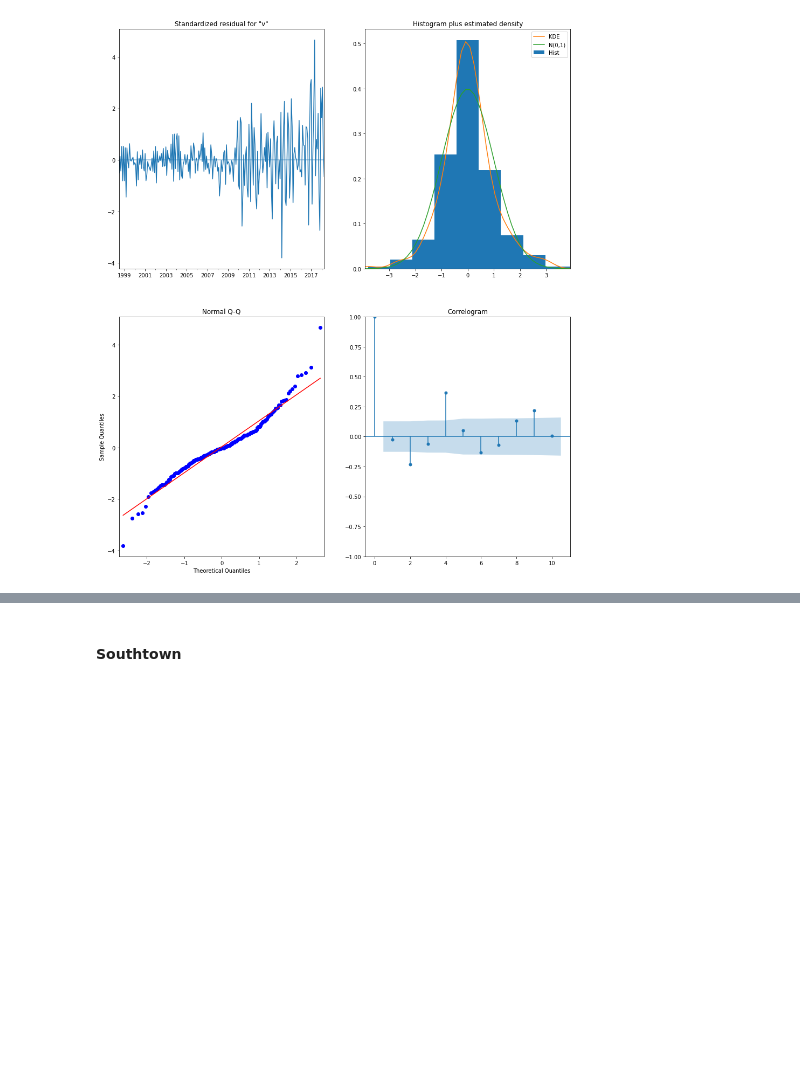
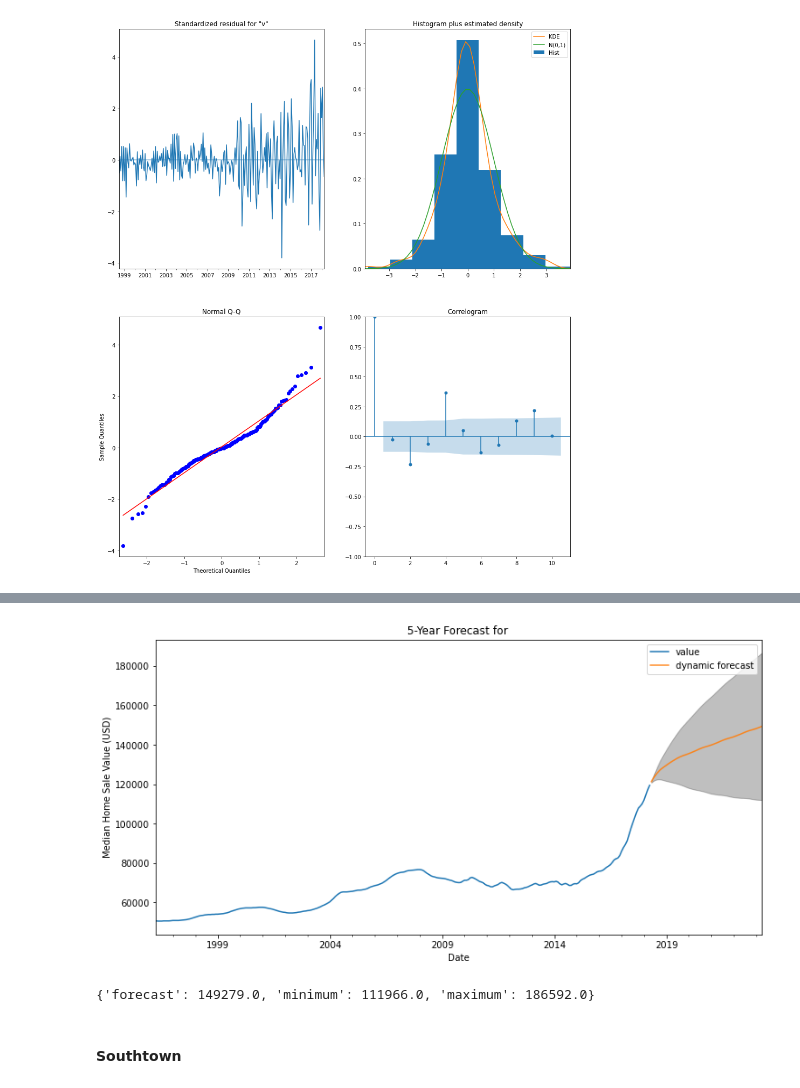
Before and after one commit to meljoy1099/housing-price-forecast-time-series-modeling, a Jupyter notebook: notebook.ipynb, the cells around one changed output, grey strips where cells are left out. Cells and saved outputs as stored; diff of their text form; code cells hidden in the pictures; blank space fills up the shorter version.

```diff
--- a/notebook.ipynb
+++ b/notebook.ipynb
@@ -746,3 +892,8 @@ The RMSE of our forecasts is 427.86
+# %%
+dynamic_forecast(westside, output_westside, years=5)
+# %% [output]
+[figure, added]
+{'forecast': 149279.0, 'minimum': 111966.0, 'maximum': 186592.0}
 # %% [markdown]
 #### Southtown
 # %%
```
Also changed, not shown: parts of 64 cells of this notebook.
